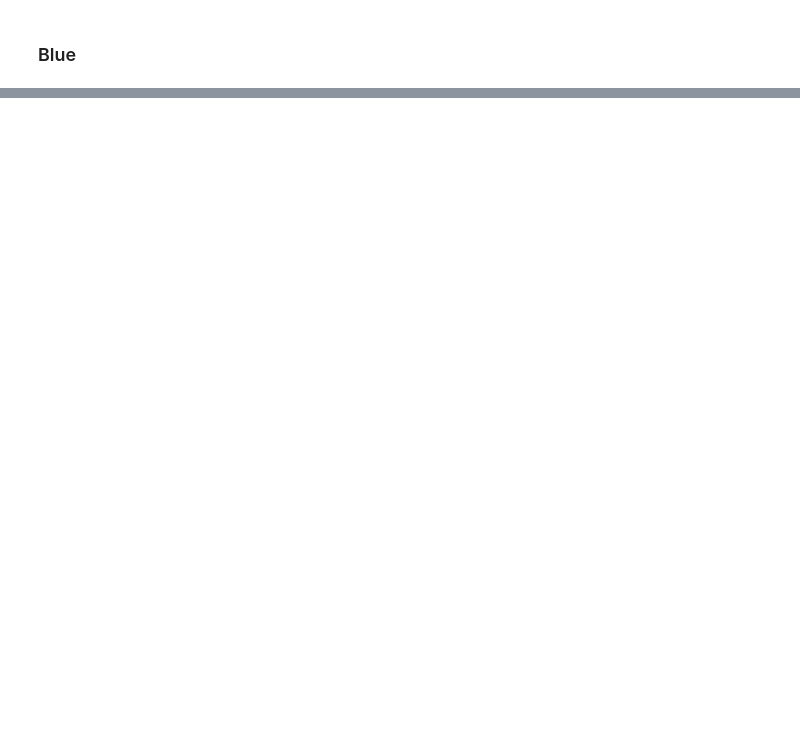
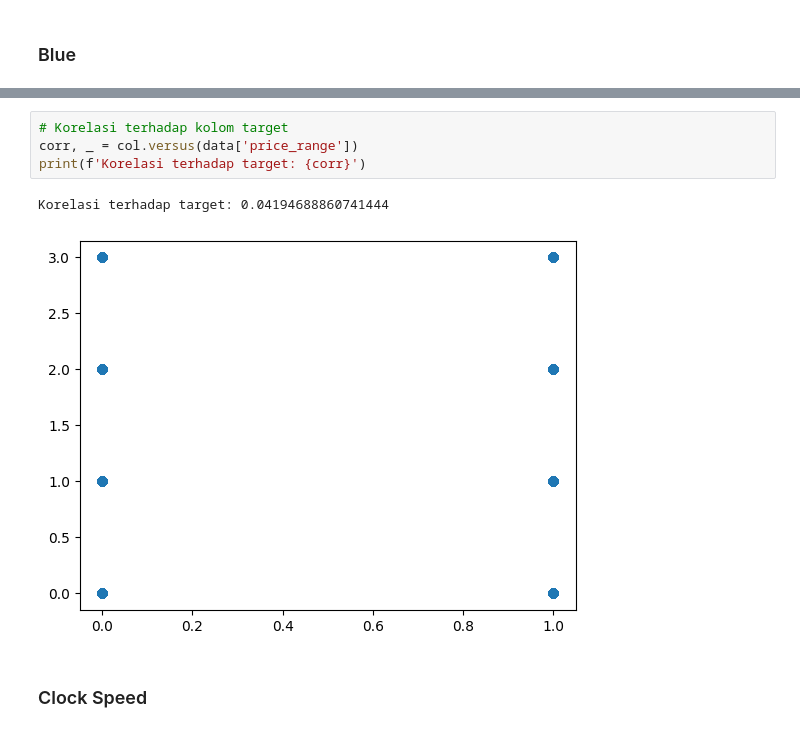
Before and after one commit to kevinjohn01/Tucil2_13521042_13521107, a Jupyter notebook: Tucil2_13521042_13521107.ipynb, the cells around one changed output, grey strips where cells are left out. Drawn from its saved outputs; the diff is of its cells as text; blank space fills up the shorter version.

```diff
--- a/Tucil2_13521042_13521107.ipynb
+++ b/Tucil2_13521042_13521107.ipynb
@@ -222,0 +301,9 @@ NonnumericStatistics('blue').stats()
+# %%
+# Korelasi terhadap kolom target
+corr, _ = col.versus(data['price_range'])
+print(f'Korelasi terhadap target: {corr}')
+# %% [output]
+Korelasi terhadap target: 0.04194688860741444
+[figure, added]
+# %% [markdown]
+### Clock Speed
```
Also changed, not shown: parts of 122 cells of this notebook.
